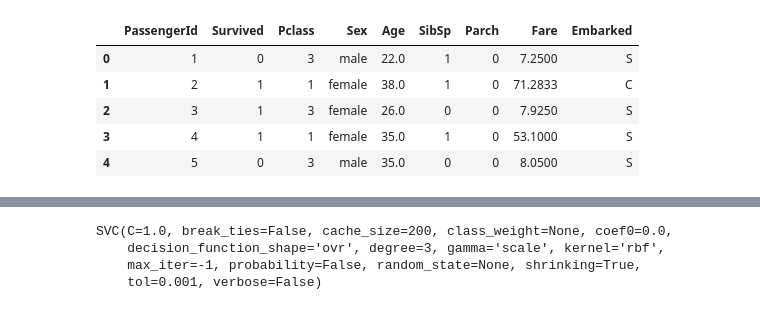
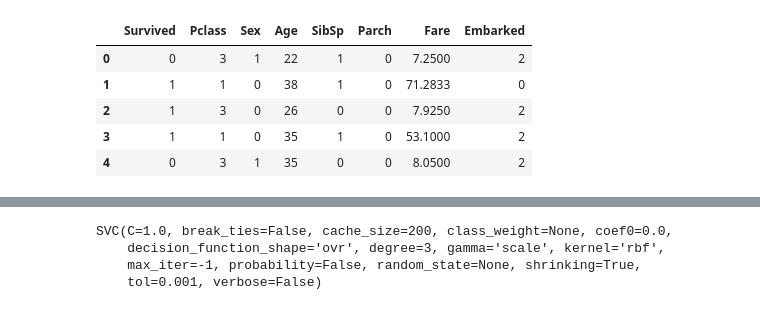
Before and after one commit to KizitoNaanma/Kaggle, a Jupyter notebook: Titanic.ipynb, the cells around one changed output, grey strips where cells are left out. Cells and saved outputs as stored; diff of their text form; code cells hidden in the pictures.

```diff
--- a/Titanic.ipynb
+++ b/Titanic.ipynb
@@ -7,4 +7,5 @@ import numpy as np
 # %%
 %matplotlib inline
 # %%
-df = pd.read_csv('train.csv')
+train_df = pd.read_csv('train.csv')
+test_df = pd.read_csv('test.csv')
@@ -29,0 +37,3 @@ df = df.fillna(0)
+# %%
+train_df = train_df.drop(['Name','Cabin','Ticket','PassengerId'],1)
+test_df = test_df.drop(['Name','Cabin','Ticket'],1)
@@ -29,0 +61,4 @@ df = df.fillna(0)
+# %%
+# train_df["Embarked"].isnull().sum()
+# train_df['Embarked'].value_counts()
+train_df["Embarked"] = train_df["Embarked"].fillna('S')
@@ -57,9 +127,14 @@ label_encoder = preprocessing.LabelEncoder()
+# %%
+train_df['Sex'] = label_encoder.fit_transform(train_df['Sex'])
+train_df['Embarked'] = label_encoder.fit_transform(train_df['Embarked'])
+test_df['Sex'] = label_encoder.fit_transform(test_df['Sex'])
+test_df['Embarked'] = label_encoder.fit_transform(test_df['Embarked'])
 # %%
-df.head()
+train_df.head()
 # %% [output]
-|  | PassengerId | Survived | Pclass | Sex | Age | SibSp | Parch | Fare | Embarked |
-| 0 | 1 | 0 | 3 | male | 22.0 | 1 | 0 | 7.2500 | S |
-| 1 | 2 | 1 | 1 | female | 38.0 | 1 | 0 | 71.2833 | C |
-| 2 | 3 | 1 | 3 | female | 26.0 | 0 | 0 | 7.9250 | S |
-| 3 | 4 | 1 | 1 | female | 35.0 | 1 | 0 | 53.1000 | S |
-| 4 | 5 | 0 | 3 | male | 35.0 | 0 | 0 | 8.0500 | S |
+|  | Survived | Pclass | Sex | Age | SibSp | Parch | Fare | Embarked |
+| 0 | 0 | 3 | 1 | 22 | 1 | 0 | 7.2500 | 2 |
+| 1 | 1 | 1 | 0 | 38 | 1 | 0 | 71.2833 | 0 |
+| 2 | 1 | 3 | 0 | 26 | 0 | 0 | 7.9250 | 2 |
+| 3 | 1 | 1 | 0 | 35 | 1 | 0 | 53.1000 | 2 |
+| 4 | 0 | 3 | 1 | 35 | 0 | 0 | 8.0500 | 2 |
```
Also changed, not shown: parts of 35 cells of this notebook, 1 other file.
